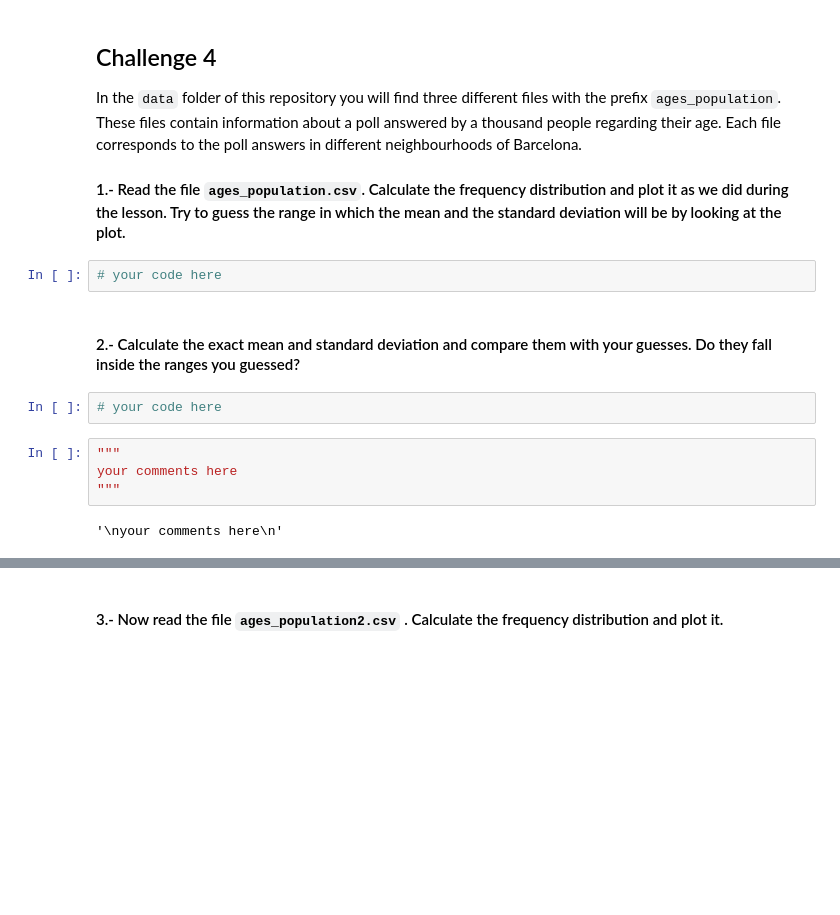
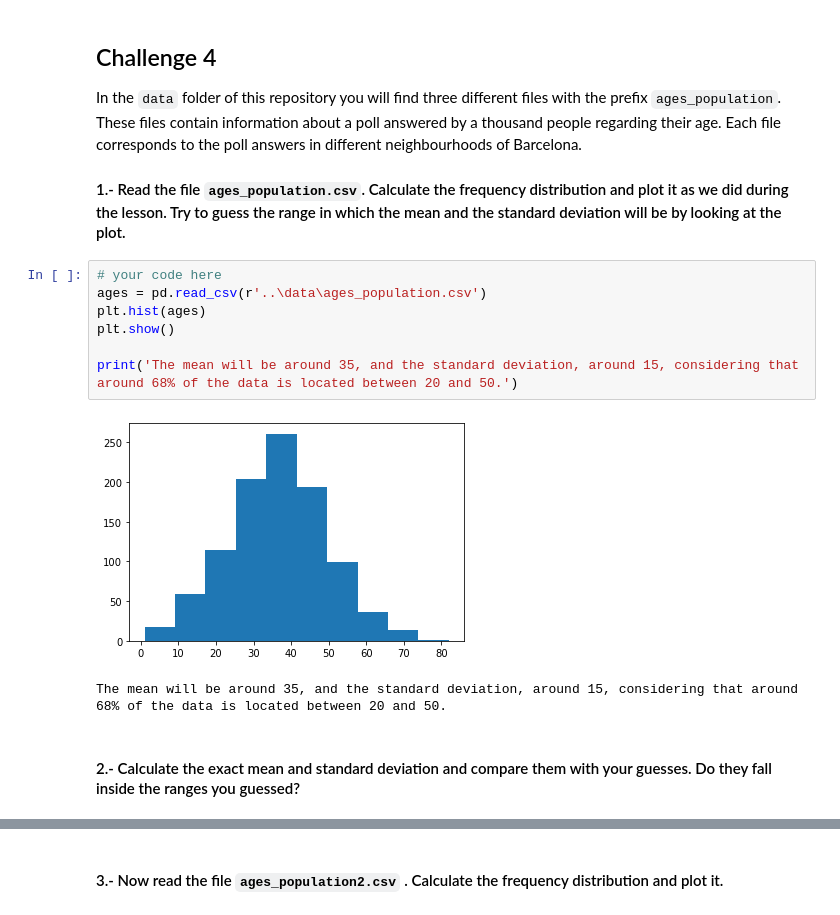
Before and after one commit to ta-data-lis/Descriptive-Stats, a Jupyter notebook: your-code/main.ipynb, the cells around one changed output, grey strips where cells are left out. Drawn from its saved outputs; the diff is of its cells as text; blank space fills up the shorter version.

```diff
--- a/your-code/main.ipynb
+++ b/your-code/main.ipynb
@@ -201,15 +201,15 @@ In this case, the distribution is uniform, the mean is closer to 3.5 because eac
 In the `data` folder of this repository you will find three different files with the prefix `ages_population`. These files contain information about a poll answered by a thousand people regarding their age. Each file corresponds to the poll answers in different neighbourhoods of Barcelona.
 
 #### 1.- Read the file `ages_population.csv`. Calculate the frequency distribution and plot it as we did during the lesson. Try to guess the range in which the mean and the standard deviation will be by looking at the plot.
-# %%
-# your code here
+# %%
+# your code here
+ages = pd.read_csv(r'..\data\ages_population.csv')
+plt.hist(ages)
+plt.show()
+
+print('The mean will be around 35, and the standard deviation, around 15, considering that around 68% of the data is located between 20 and 50.')
+# %% [output]
+[figure, added]
+The mean will be around 35, and the standard deviation, around 15, considering that around 68% of the data is located between 20 and 50.
 # %% [markdown]
 #### 2.- Calculate the exact mean and standard deviation and compare them with your guesses. Do they fall inside the ranges you guessed?
-# %%
-# your code here
-# %%
-"""
-your comments here
-"""
-# %% [output]
-'\nyour comments here\n'
```
Also changed, not shown: parts of 10 cells of this notebook.
